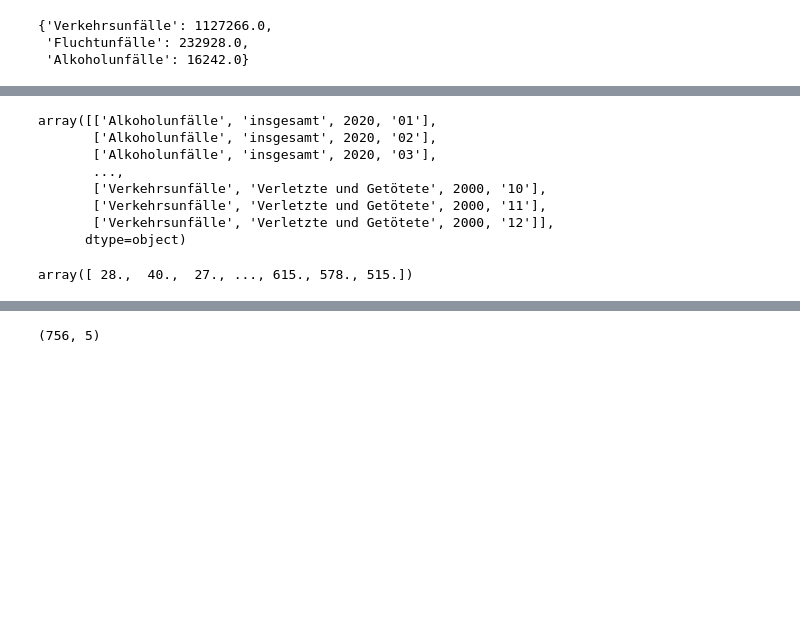
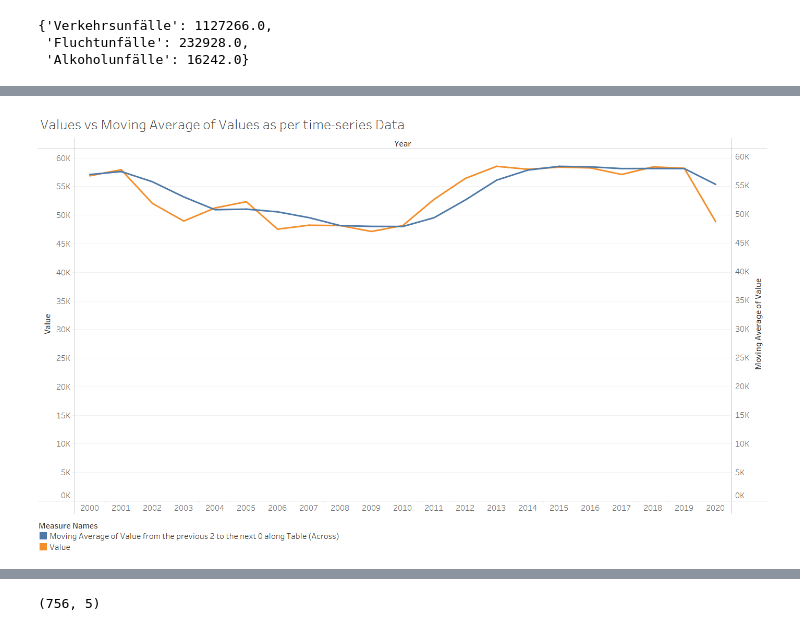
Before and after one commit to devansh-srivastav/dps_challenge, a Jupyter notebook: main.ipynb, the cells around one changed output, grey strips where cells are left out. Cells and saved outputs as stored; diff of their text form; code cells hidden in the pictures; blank space fills up the shorter version.

```diff
--- a/main.ipynb
+++ b/main.ipynb
@@ -128,3 +143,7 @@ data
+# %%
+Image(filename='visualisations/value_vs_movingAVG.png')
+# %% [output]
+[figure, added]
 # %%
 #data.to_csv('data.csv', index=False)
 # %%
@@ -135,15 +150,0 @@ Y = data.iloc[:,-1].values
-# %%
-X
-# %% [output]
-array([['Alkoholunfälle', 'insgesamt', 2020, '01'],
-       ['Alkoholunfälle', 'insgesamt', 2020, '02'],
-       ['Alkoholunfälle', 'insgesamt', 2020, '03'],
-       ...,
-       ['Verkehrsunfälle', 'Verletzte und Getötete', 2000, '10'],
-       ['Verkehrsunfälle', 'Verletzte und Getötete', 2000, '11'],
-       ['Verkehrsunfälle', 'Verletzte und Getötete', 2000, '12']],
-      dtype=object)
-# %%
-Y
-# %% [output]
-array([ 28.,  40.,  27., ..., 615., 578., 515.])
```
Also changed, not shown: parts of 14 cells of this notebook, 1 other file.
